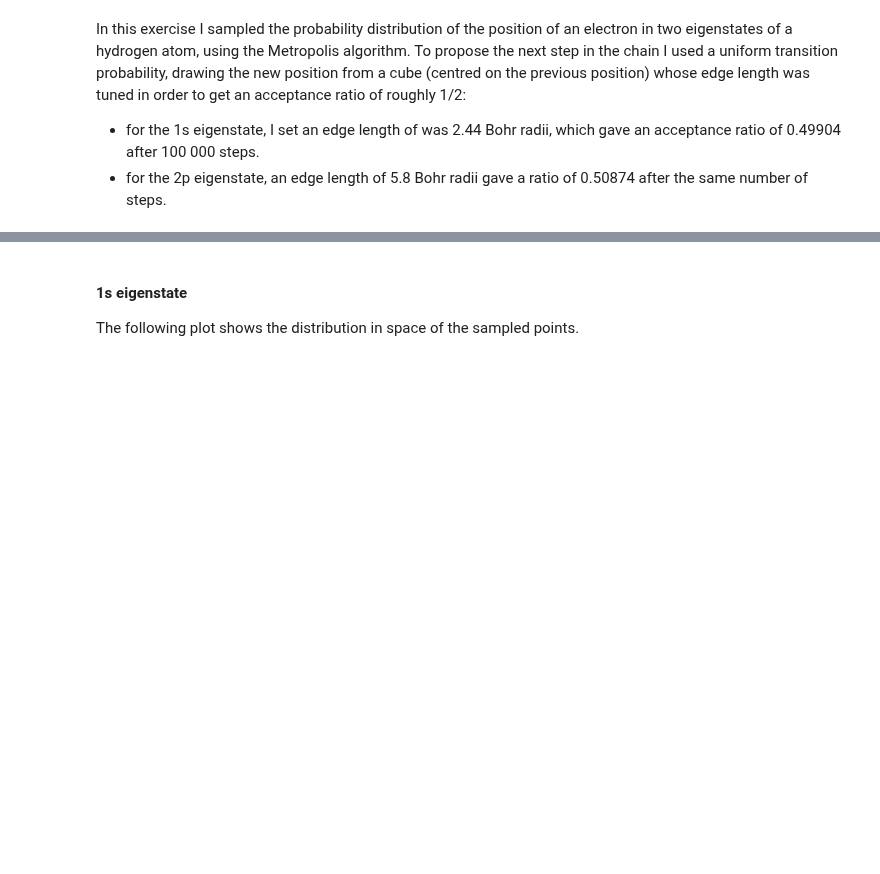
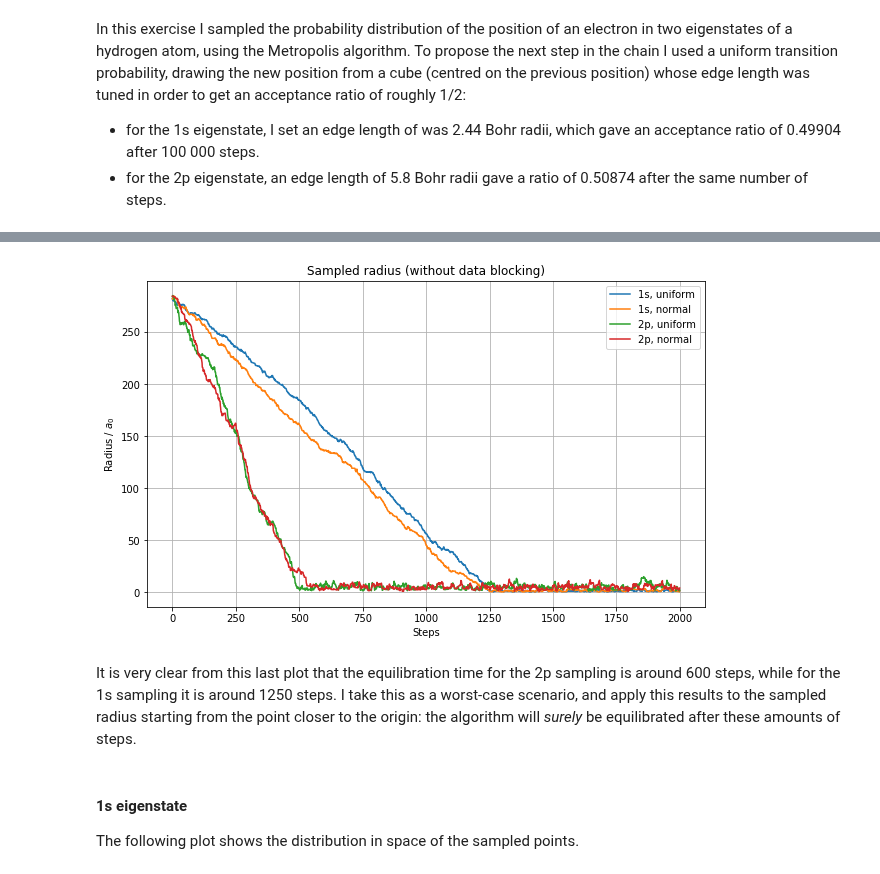
Before and after one commit to phaerrax/lab-simulazione-numerica, a Jupyter notebook: exercise05/exercise05.ipynb, the cells around one changed output, grey strips where cells are left out. Saved outputs shown, nothing was run; the diff lists cells and outputs as text; code cells hidden in the pictures; blank space fills up the shorter version.

Commit message:
[5] Add study of the equilibration time
Using the "raw" (non data-blocked) data generated by the algorithm, I
made a guess at its equilibration time in the notebook.

```diff
--- a/exercise05/exercise05.ipynb
+++ b/exercise05/exercise05.ipynb
@@ -17,3 +21,21 @@ To propose the next step in the chain I used a uniform transition probability, d
+# %%
+radius_raw = np.loadtxt("far/radius_raw.dat", skiprows = 1)
+
+plt.figure(figsize = (10, 6))
+plt.plot(
+    radius_raw,
+)
+plt.xlabel("Steps")
+plt.ylabel(r"Radius / $a_0$")
+plt.title("Sampled radius (without data blocking)")
+plt.grid(True)
+plt.legend(["1s, uniform", "1s, normal", "2p, uniform", "2p, normal"])
+plt.show()
+# %% [output]
+[figure, added]
+# %% [markdown]
+It is very clear from this last plot that the equilibration time for the 2p sampling is around 600 steps, while for the 1s sampling it is around 1250 steps.
+I take this as a worst-case scenario, and apply this results to the sampled radius starting from the point closer to the origin: the algorithm will *surely* be equilibrated after these amounts of steps.
 # %% [markdown]
 #### 1s eigenstate
 The following plot shows the distribution in space of the sampled points.
```
Also changed, not shown: parts of 1 cell of this notebook, 4 other files.
